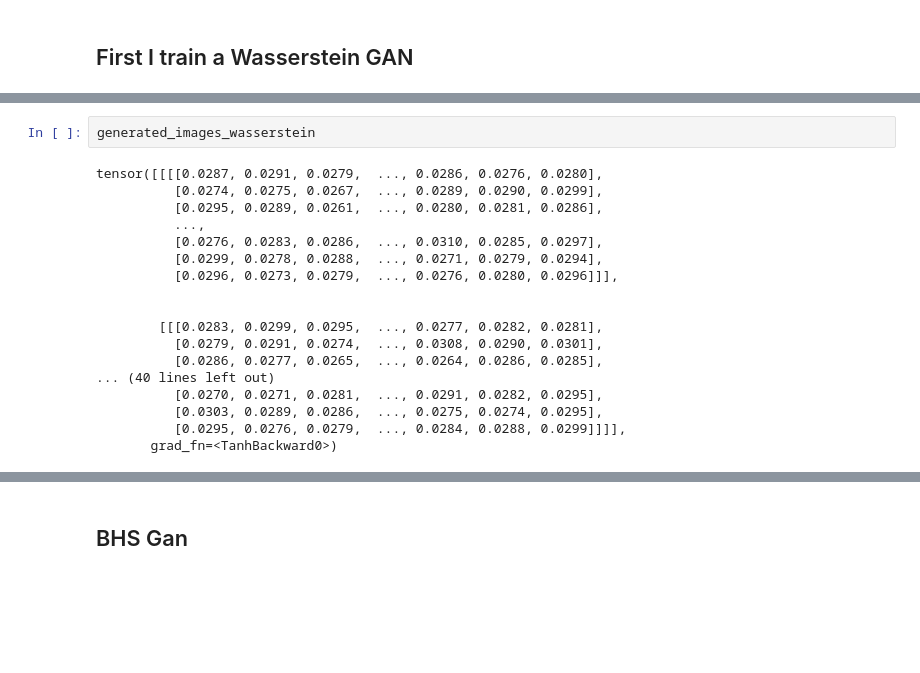
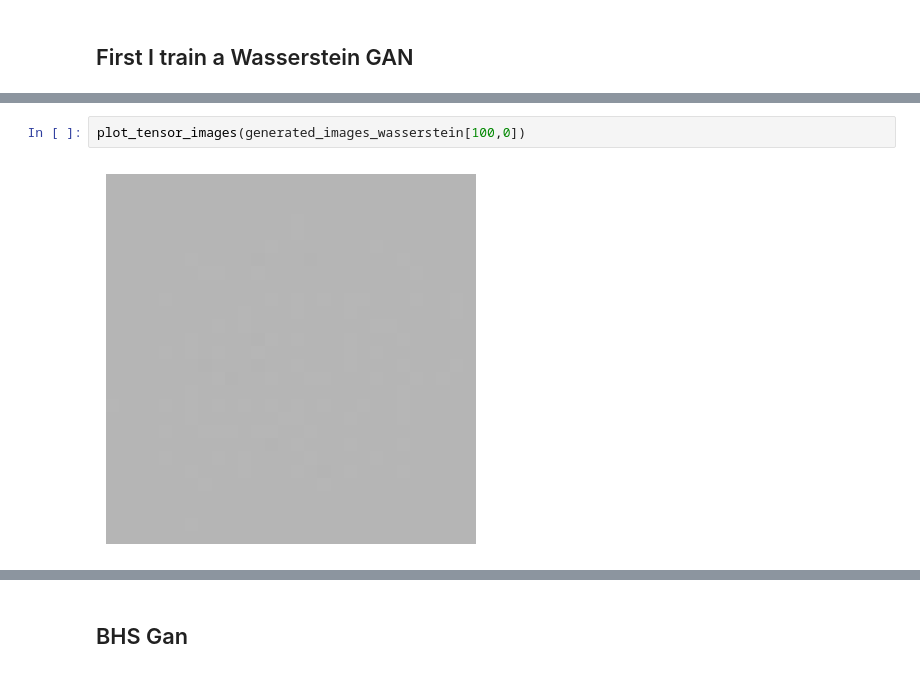
Before and after one commit to AlexF1994/bhsgan, a Jupyter notebook: mnist.ipynb, the cells around one changed output, grey strips where cells are left out. Saved outputs shown, nothing was run; the diff lists cells and outputs as text; blank space fills up the shorter version.

```diff
--- a/mnist.ipynb
+++ b/mnist.ipynb
@@ -97,23 +90,7 @@ plot_tensor_images(generated_images_wasserstein, num_images=25)
-# %%
-generated_images_wasserstein
-# %% [output]
-tensor([[[[0.0287, 0.0291, 0.0279,  ..., 0.0286, 0.0276, 0.0280],
-          [0.0274, 0.0275, 0.0267,  ..., 0.0289, 0.0290, 0.0299],
-          [0.0295, 0.0289, 0.0261,  ..., 0.0280, 0.0281, 0.0286],
-          ...,
-          [0.0276, 0.0283, 0.0286,  ..., 0.0310, 0.0285, 0.0297],
-          [0.0299, 0.0278, 0.0288,  ..., 0.0271, 0.0279, 0.0294],
-          [0.0296, 0.0273, 0.0279,  ..., 0.0276, 0.0280, 0.0296]]],
-
-
-        [[[0.0283, 0.0299, 0.0295,  ..., 0.0277, 0.0282, 0.0281],
-          [0.0279, 0.0291, 0.0274,  ..., 0.0308, 0.0290, 0.0301],
-          [0.0286, 0.0277, 0.0265,  ..., 0.0264, 0.0286, 0.0285],
-... (40 lines left out)
-          [0.0270, 0.0271, 0.0281,  ..., 0.0291, 0.0282, 0.0295],
-          [0.0303, 0.0289, 0.0286,  ..., 0.0275, 0.0274, 0.0295],
-          [0.0295, 0.0276, 0.0279,  ..., 0.0284, 0.0288, 0.0299]]]],
-       grad_fn=<TanhBackward0>)
+# %%
+plot_tensor_images(generated_images_wasserstein[100,0])
+# %% [output]
+[figure, added]
 # %%
 # plot losses
 plot_losses(trained_wgan.generator_losses, trained_wgan.discriminator_losses)
```
Also changed, not shown: parts of 10 cells of this notebook, 4 other files.
